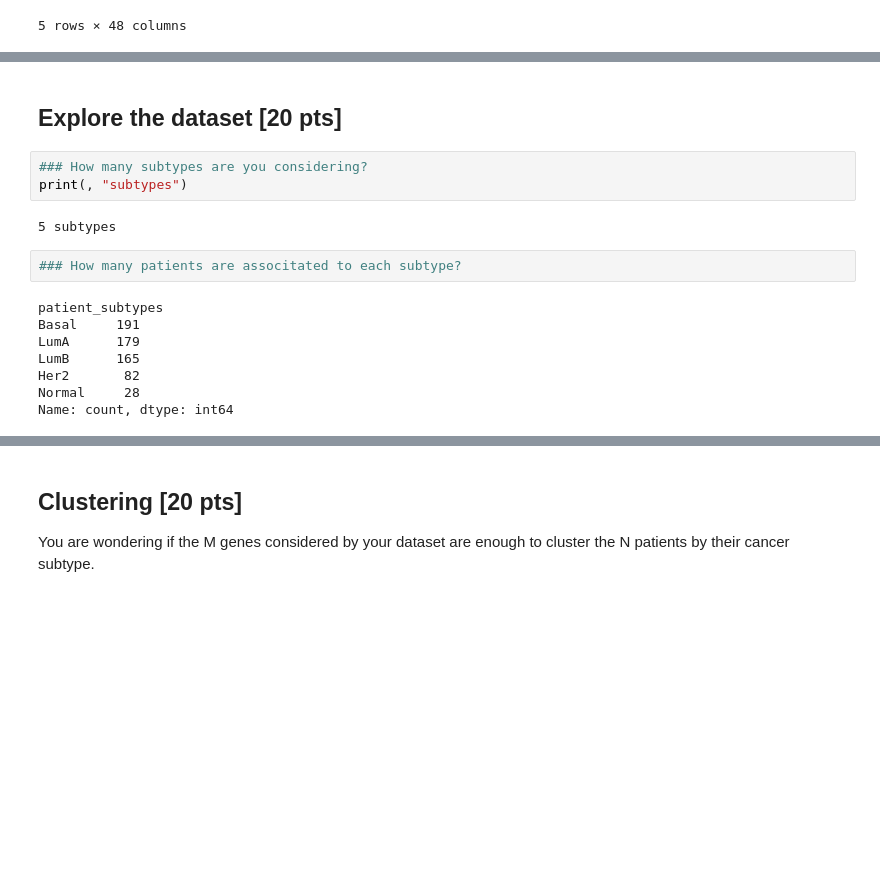
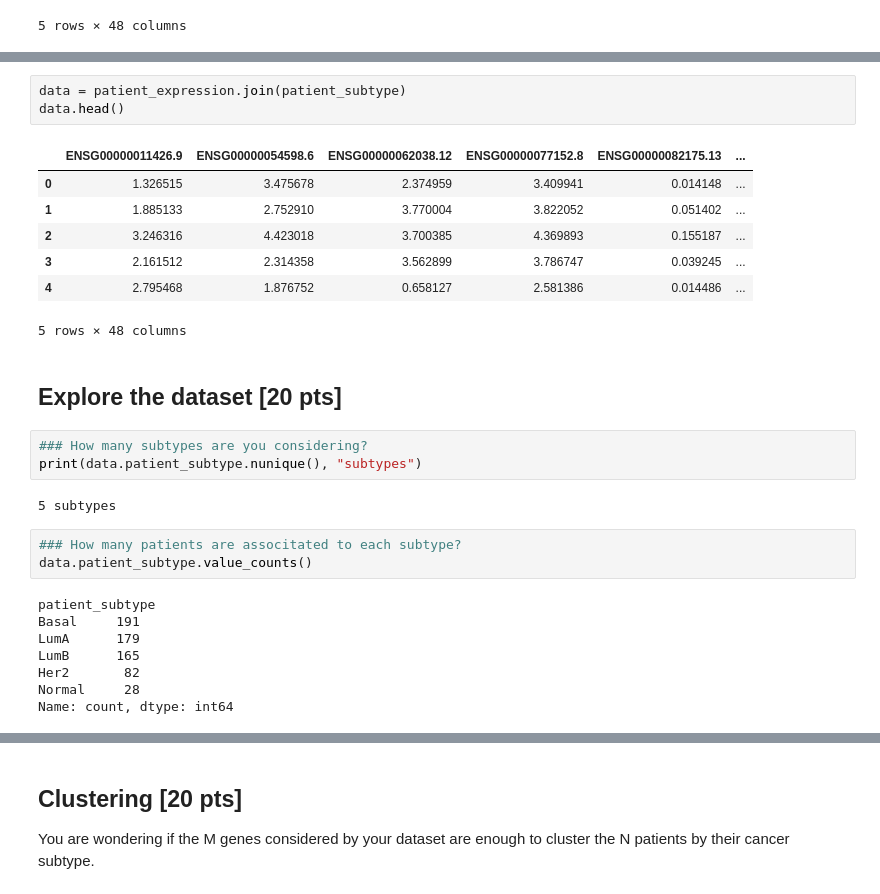
Before and after one commit to elsaberl99/Data-Analysis-3, a Jupyter notebook: exercices_BERLIOCCHI_3.ipynb, the cells around one changed output, grey strips where cells are left out. Cells and saved outputs as stored; diff of their text form; blank space fills up the shorter version.

```diff
--- a/exercices_BERLIOCCHI_3.ipynb
+++ b/exercices_BERLIOCCHI_3.ipynb
@@ -63,14 +122,26 @@ print(, "genes")
+# %%
+data = patient_expression.join(patient_subtype)
+data.head()
+# %% [output]
+|  | ENSG00000011426.9 | ENSG00000054598.6 | ENSG00000062038.12 | ENSG00000077152.8 | ENSG00000082175.13 | ... |
+| 0 | 1.326515 | 3.475678 | 2.374959 | 3.409941 | 0.014148 | ... |
+| 1 | 1.885133 | 2.752910 | 3.770004 | 3.822052 | 0.051402 | ... |
+| 2 | 3.246316 | 4.423018 | 3.700385 | 4.369893 | 0.155187 | ... |
+| 3 | 2.161512 | 2.314358 | 3.562899 | 3.786747 | 0.039245 | ... |
+| 4 | 2.795468 | 1.876752 | 0.658127 | 2.581386 | 0.014486 | ... |
+5 rows × 48 columns
 # %% [markdown]
 ## Explore the dataset [20 pts]
 # %%
 ### How many subtypes are you considering?
-print(, "subtypes")
+print(data.patient_subtype.nunique(), "subtypes")
 # %% [output]
 5 subtypes
 # %%
 ### How many patients are associtated to each subtype?
+data.patient_subtype.value_counts()
 # %% [output]
-patient_subtypes
+patient_subtype
 Basal     191
 LumA      179
 LumB      165
```
Also changed, not shown: parts of 19 cells of this notebook.
